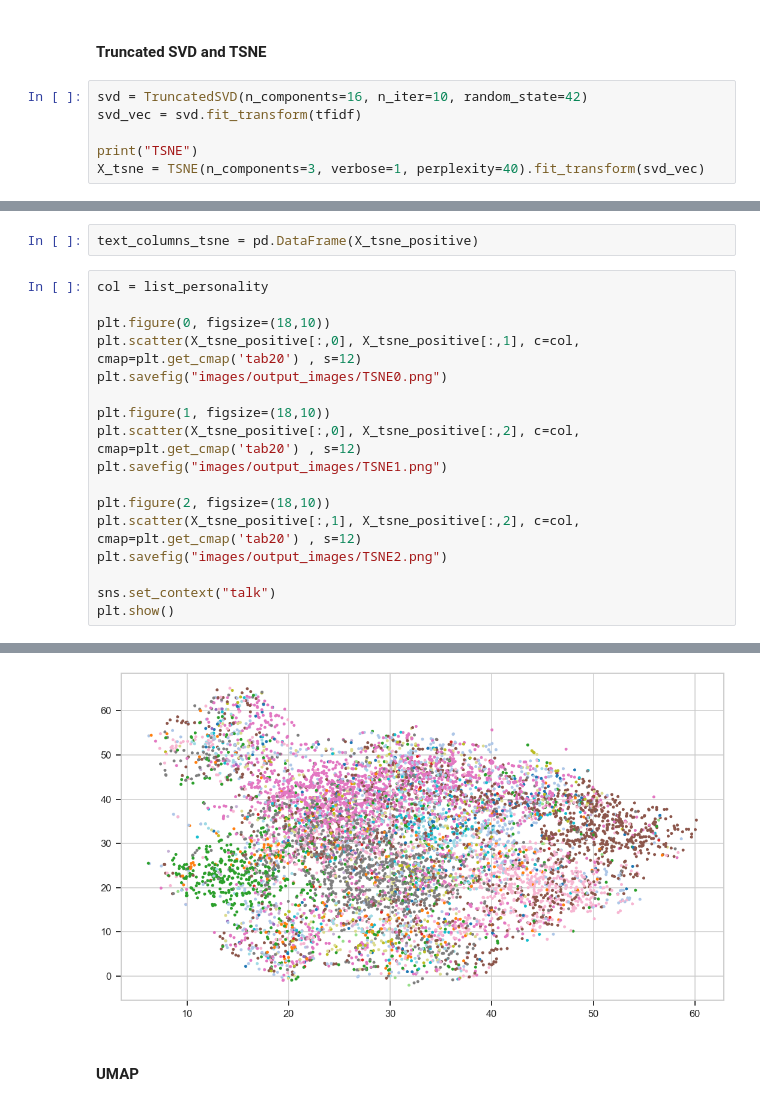
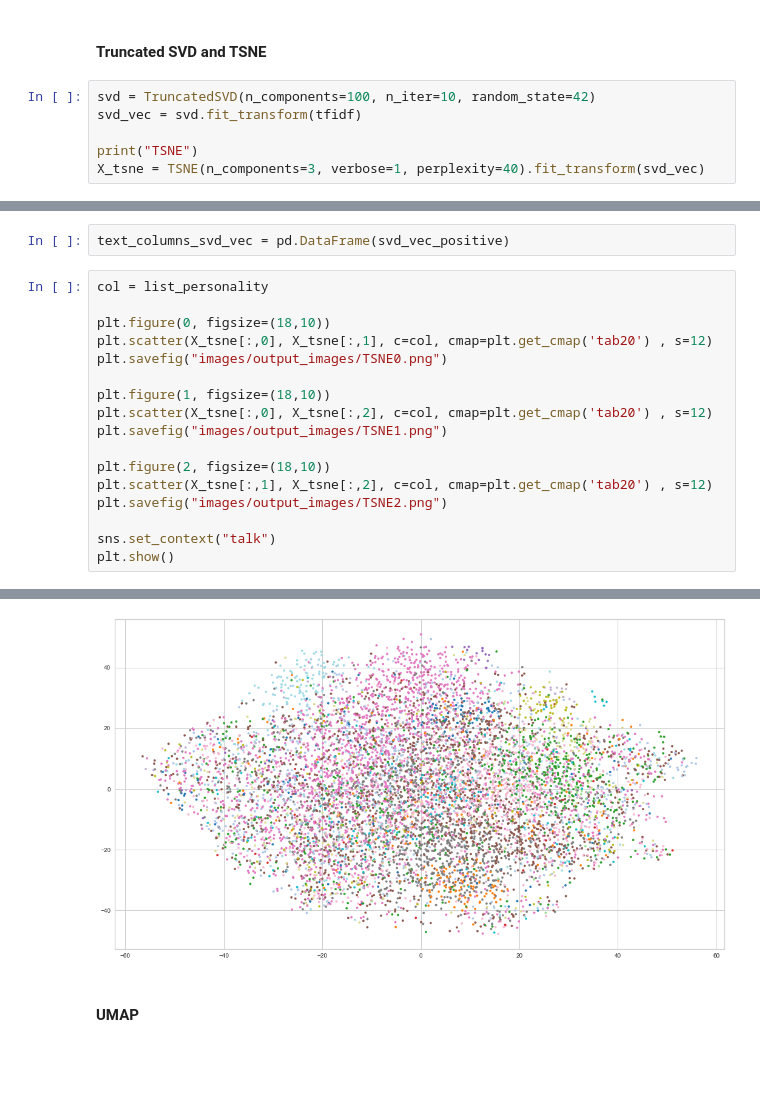
Before and after one commit to mikongame/project-final, a Jupyter notebook: your-project/2_MBTI Preprocessing.ipynb, the cells around one changed output, grey strips where cells are left out. Cells and saved outputs as stored; diff of their text form; blank space fills up the shorter version.

```diff
--- a/your-project/2_MBTI Preprocessing.ipynb
+++ b/your-project/2_MBTI Preprocessing.ipynb
@@ -445,7 +445,7 @@ array([ 8,  3, 11, ..., 11,  9,  9], dtype=int64)
 # %% [markdown]
 #### Truncated SVD and TSNE
 # %%
-svd = TruncatedSVD(n_components=16, n_iter=10, random_state=42)
+svd = TruncatedSVD(n_components=100, n_iter=10, random_state=42)
 svd_vec = svd.fit_transform(tfidf)
 
 print("TSNE")
@@ -506,18 +511,18 @@ array([[13.251877, 29.13141 , 31.06098 ],
 # %%
-text_columns_tsne = pd.DataFrame(X_tsne_positive)
+text_columns_svd_vec = pd.DataFrame(svd_vec_positive)
 # %%
 col = list_personality
 
 plt.figure(0, figsize=(18,10))
-plt.scatter(X_tsne_positive[:,0], X_tsne_positive[:,1], c=col, cmap=plt.get_cmap('tab20') , s=12)
+plt.scatter(X_tsne[:,0], X_tsne[:,1], c=col, cmap=plt.get_cmap('tab20') , s=12)
 plt.savefig("images/output_images/TSNE0.png")
 
 plt.figure(1, figsize=(18,10))
-plt.scatter(X_tsne_positive[:,0], X_tsne_positive[:,2], c=col, cmap=plt.get_cmap('tab20') , s=12)
+plt.scatter(X_tsne[:,0], X_tsne[:,2], c=col, cmap=plt.get_cmap('tab20') , s=12)
 plt.savefig("images/output_images/TSNE1.png")
 
 plt.figure(2, figsize=(18,10))
-plt.scatter(X_tsne_positive[:,1], X_tsne_positive[:,2], c=col, cmap=plt.get_cmap('tab20') , s=12)
+plt.scatter(X_tsne[:,1], X_tsne[:,2], c=col, cmap=plt.get_cmap('tab20') , s=12)
 plt.savefig("images/output_images/TSNE2.png")
 
 sns.set_context("talk")
@@ -528,4 +533,4 @@ plt.show()
-[figure, old version]
+[figure, new version]
 # %% [markdown]
 #### UMAP
 # %%
```
Also changed, not shown: parts of 36 cells of this notebook, 14 other files.
